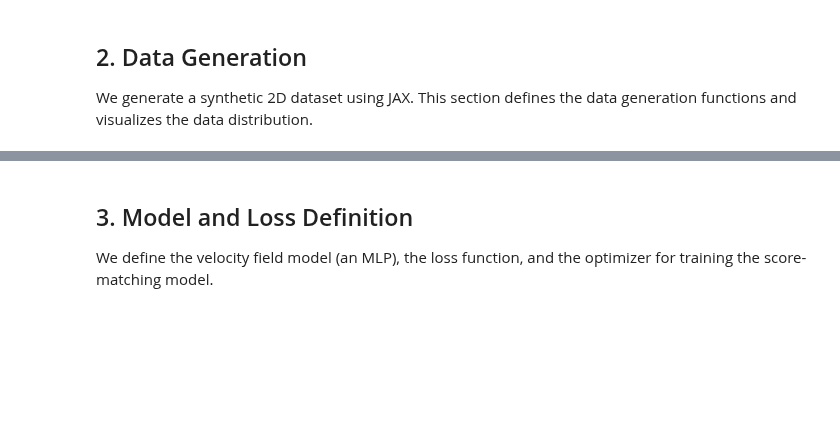
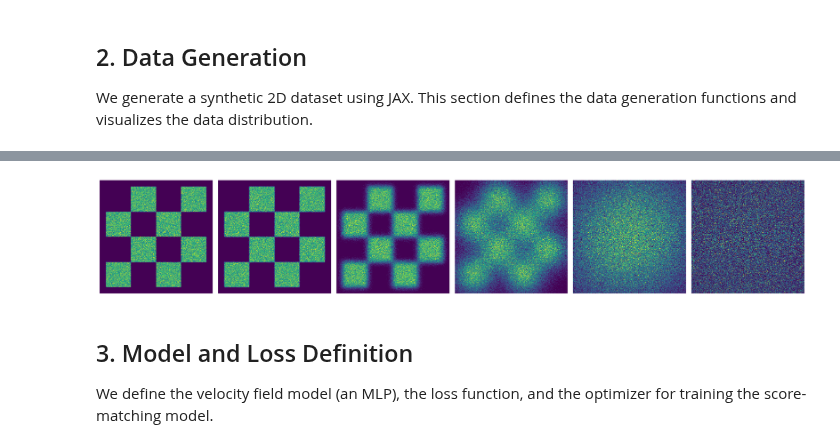
Before and after one commit to aurelio-amerio/GenSBI, a Jupyter notebook: docs/notebooks/diffusion_EDM_2d_unconditional.ipynb, the cells around one changed output, grey strips where cells are left out. Drawn from its saved outputs; the diff is of its cells as text; code cells hidden in the pictures; blank space fills up the shorter version.

```diff
--- a/docs/notebooks/diffusion_EDM_2d_unconditional.ipynb
+++ b/docs/notebooks/diffusion_EDM_2d_unconditional.ipynb
@@ -148,3 +148,48 @@ plt.show()
+# %%
+from gensbi.diffusion.path.scheduler import EDMScheduler
+
+scheduler = EDMScheduler(sigma_max=15)
+
+nsamples = 500_000
+
+key = jax.random.PRNGKey(42)
+x_0 = jax.random.normal(key, (nsamples,2))
+x_1 = make_boxes_jax(key, 500_000)
+
+
+x_ts = []
+
+u = np.linspace(1,0.1,6)
+ts = scheduler.time_schedule(u)
+
+for i in np.arange(6):
+    sample = x_1 + x_0*ts[i]
+    x_ts.append(sample)
+# %%
+fig, axs = plt.subplots(1, 6, figsize=(20,20))
+
+for i in range(6):
+
+    data = x_ts[i]
+
+    H = axs[i].hist2d(data[:,0], data[:,1], 300, range=((-5,5), (-5,5)))
+
+    cmin = 0.0
+    cmax = jnp.quantile(jnp.array(H[0]), 0.99).item()
+
+    norm = cm.colors.Normalize(vmax=cmax, vmin=cmin)
+
+    _ = axs[i].hist2d(data[:,0], data[:,1], 300, range=((-5,5), (-5,5)), norm=norm, cmap="viridis")
+
+    axs[i].set_aspect('equal')
+    axs[i].axis('off')
+    # axs[i].set_title('t = %.2f' % (T[i]),fontsize=24)
+
+plt.tight_layout()
+plt.savefig("diffusion_EDM_unconditional_forward.png", dpi=300, bbox_inches="tight")
+plt.show()
+# %% [output]
+[figure, added]
 # %% [markdown]
 ## 3. Model and Loss Definition
 
```
Also changed, not shown: parts of 8 cells of this notebook, 15 other files.
